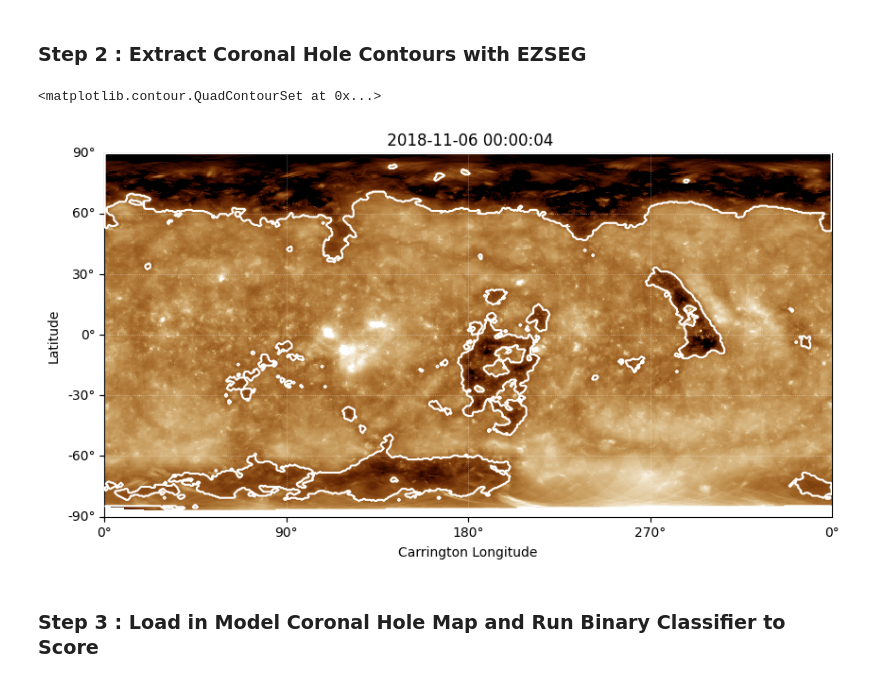
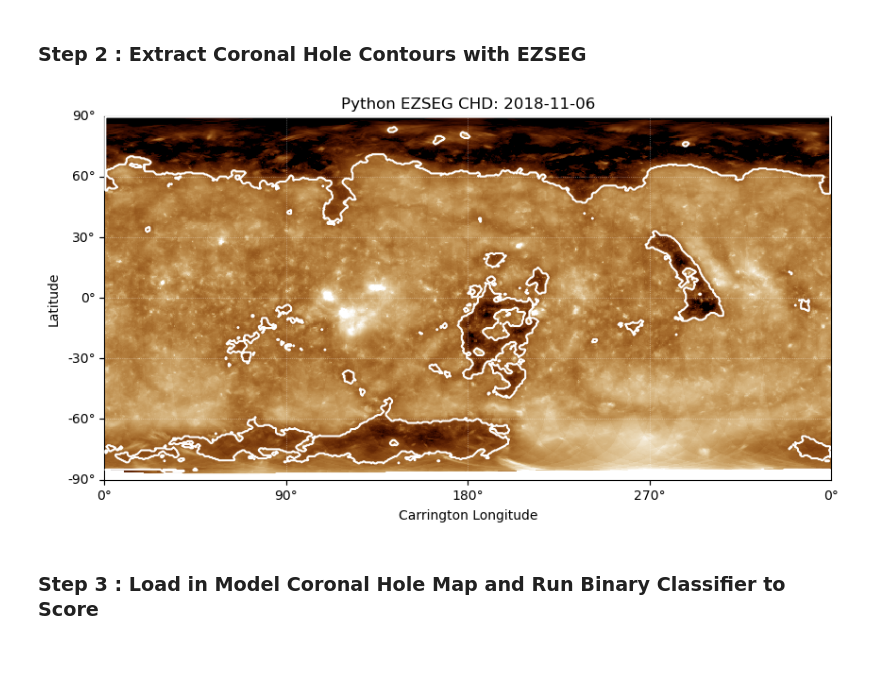
Before and after one commit to STBadman/cmfpy, a Jupyter notebook: topLevel.ipynb, the cells around one changed output. Cells and saved outputs as stored; diff of their text form; code cells hidden in the pictures; blank space fills up the shorter version.

```diff
--- a/topLevel.ipynb
+++ b/topLevel.ipynb
@@ -24,7 +19,7 @@ import sunpy.map
 # %% [markdown]
 ### Step 1 : Create Carrington Map using EUV data from +/- 14 days surrounding an input date
 # %%
-euvmappath = CHmetric.create_euv_map(datetime.datetime(2018,11,6),replace=False)
+euvmappath = CHmetric.create_euv_map(datetime.datetime(2018,11,6), days_around=14, replace=False)
 # %%
 euvmap = sunpy.map.Map(euvmappath)
 # %%
@@ -38,7 +60,7 @@ euvmap.plot(cmap="sdoaia193",norm=lognorm)
 ### Step 2 : Extract Coronal Hole Contours with EZSEG
 # %%
 ## Takes about a min to run in python
-ch_obs_path = CHmetric.extract_obs_ch(euvmappath,
+ch_py_path = CHmetric.extract_obs_ch(euvmappath,
                                       replace=False,
                                       ezseg_params={
                                           "thresh1":1.5,#np.nanmax(euvmap.data.flatten())*0.07, ## Seed threshold
@@ -49,18 +71,18 @@ ch_obs_path = CHmetric.extract_obs_ch(euvmappath,
                                       ezseg_version="python"
                                      )
 
-ch_obs_map = sunpy.map.Map(ch_obs_path)
+ch_py_map = sunpy.map.Map(ch_py_path)
 # %%
 fig = plt.figure(figsize=(10,5))
 ax = fig.add_subplot(projection=euvmap.wcs)
 euvmap.plot(cmap="sdoaia193",
             norm=lognorm,
             axes=ax
            )
-ch_obs_map.draw_contours(levels=[1],colors=["white"],axes=ax)
+ch_py_map.draw_contours(levels=[0.5, 1],colors=["white"],axes=ax)
+ax.set_title("Python EZSEG CHD: " + euvmap.meta['date-obs'][:-13]);
 # %% [output]
-<matplotlib.contour.QuadContourSet at 0x...>
-[figure, old version]
+[figure, new version]
 # %% [markdown]
 ### Step 3 : Load in Model Coronal Hole Map and Run Binary Classifier to Score
 # %%
```
Also changed, not shown: parts of 7 cells of this notebook, 3 other files.
